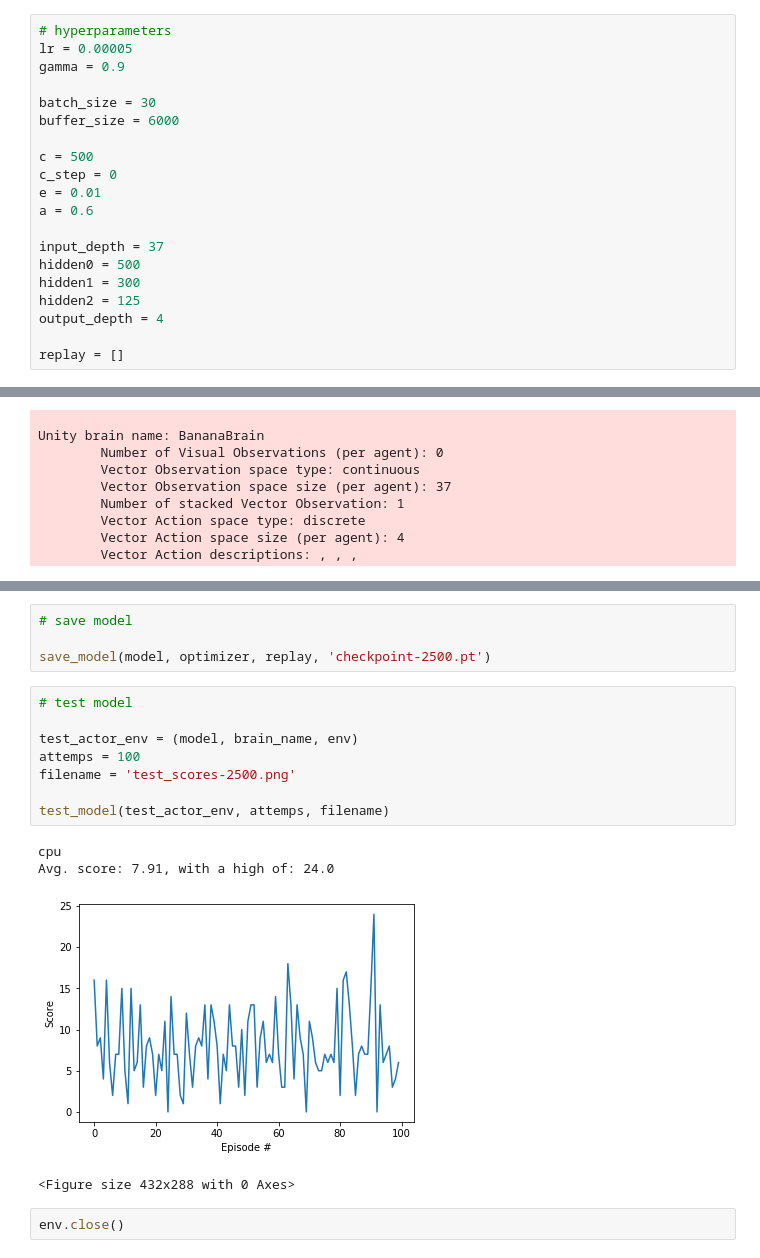
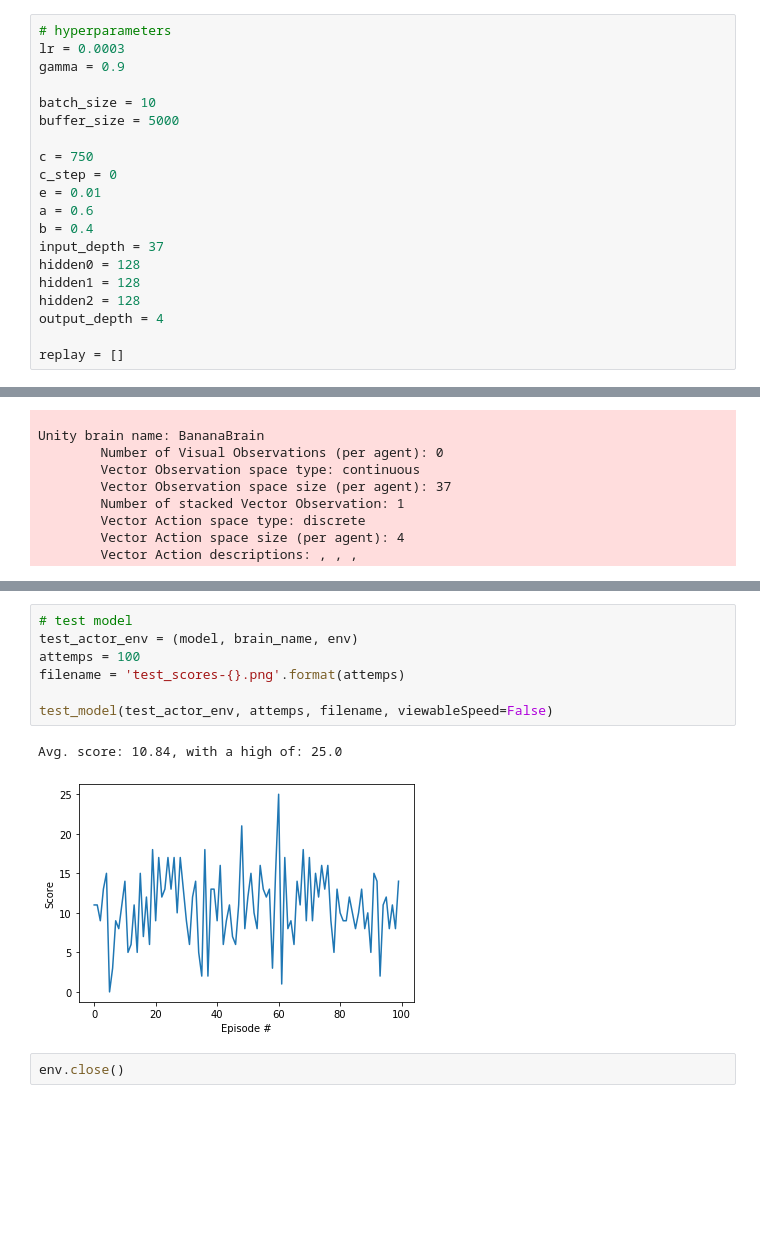
Before and after one commit to larryschirmer/deep_rl_navigation, a Jupyter notebook: Main.ipynb, the cells around one changed output, grey strips where cells are left out. Saved outputs shown, nothing was run; the diff lists cells and outputs as text; blank space fills up the shorter version.

```diff
--- a/Main.ipynb
+++ b/Main.ipynb
@@ -6,21 +7,21 @@ from model import get_model
 from helpers import train_model, save_model, plot_losses, plot_scores, test_model, load_model
 # %%
 # hyperparameters
-lr = 0.00005
+lr = 0.0003
 gamma = 0.9
 
-batch_size = 30
-buffer_size = 6000
+batch_size = 10
+buffer_size = 5000
 
-c = 500
+c = 750
 c_step = 0
 e = 0.01
 a = 0.6
-
+b = 0.4
 input_depth = 37
-hidden0 = 500
-hidden1 = 300
-hidden2 = 125
+hidden0 = 128
+hidden1 = 128
+hidden2 = 128
 output_depth = 4
 
 replay = []
@@ -94,19 +103,12 @@ plot_scores(scores, 'scores-2500.png')
-# %%
-# save model
-
-save_model(model, optimizer, replay, 'checkpoint-2500.pt')
 # %%
 # test model
-
 test_actor_env = (model, brain_name, env)
 attemps = 100
-filename = 'test_scores-2500.png'
+filename = 'test_scores-{}.png'.format(attemps)
 
-test_model(test_actor_env, attemps, filename)
+test_model(test_actor_env, attemps, filename, viewableSpeed=False)
 # %% [output]
-cpu
-Avg. score: 7.91, with a high of: 24.0
+Avg. score: 10.84, with a high of: 25.0
-[figure, old version]
+[figure, new version]
-<Figure size 432x288 with 0 Axes>
 # %%
 env.close()
```
Also changed, not shown: parts of 3 cells of this notebook, 5 other files.
